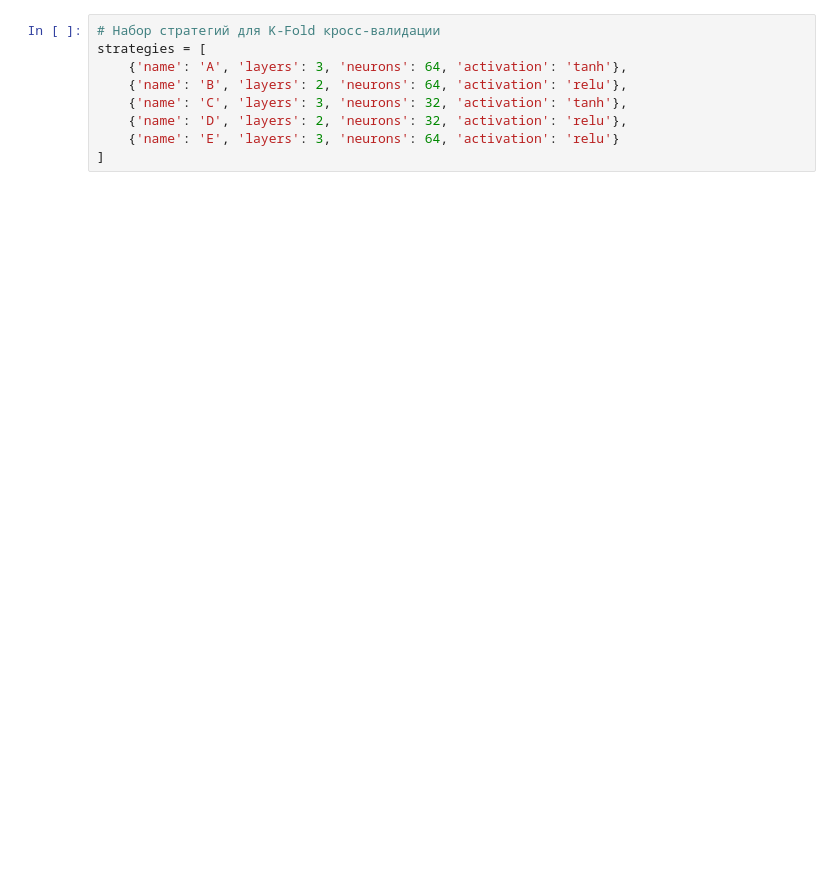
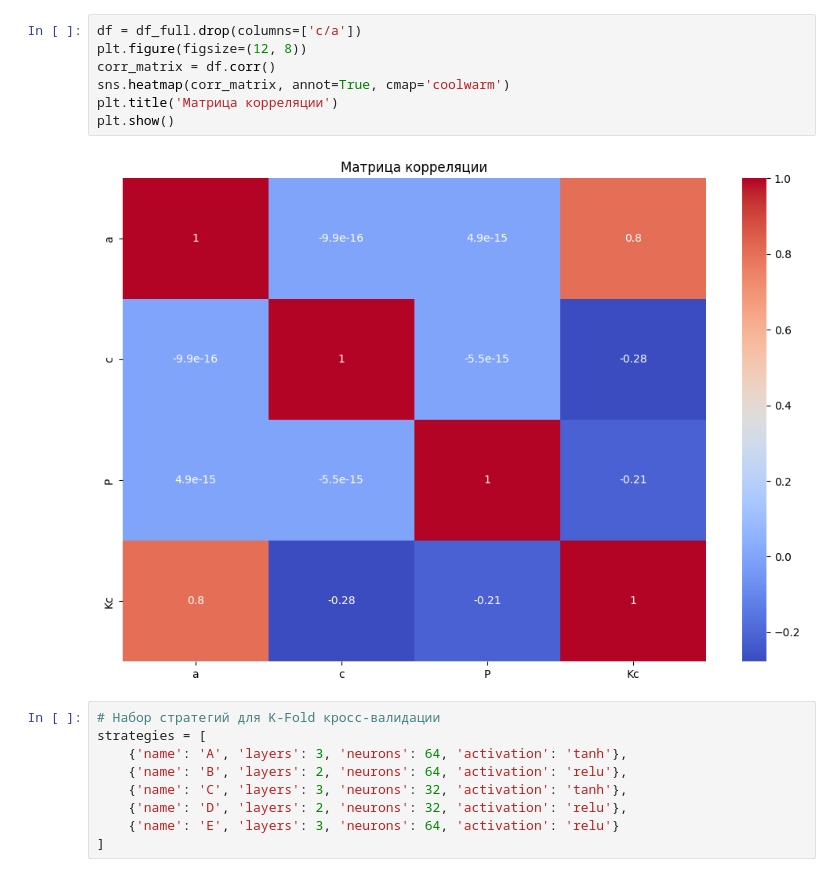
Before and after one commit to wiuver/Practice, a Jupyter notebook: Practice.ipynb, the cells around one changed output. Saved outputs shown, nothing was run; the diff lists cells and outputs as text; blank space fills up the shorter version.

```diff
--- a/Practice.ipynb
+++ b/Practice.ipynb
@@ -68,6 +71,15 @@ print(f"Тестовая выборка: {X_test.shape}")
 Тестовая выборка: 6000 строк (20%)
 Обучающая выборка: (24000, 3)
 Тестовая выборка: (6000, 3)
+# %%
+df = df_full.drop(columns=['c/a'])
+plt.figure(figsize=(12, 8))
+corr_matrix = df.corr()
+sns.heatmap(corr_matrix, annot=True, cmap='coolwarm')
+plt.title('Матрица корреляции')
+plt.show()
+# %% [output]
+[figure, added]
 # %%
 # Набор стратегий для K-Fold кросс-валидации
 strategies = [
```
Also changed, not shown: parts of 18 cells of this notebook.
